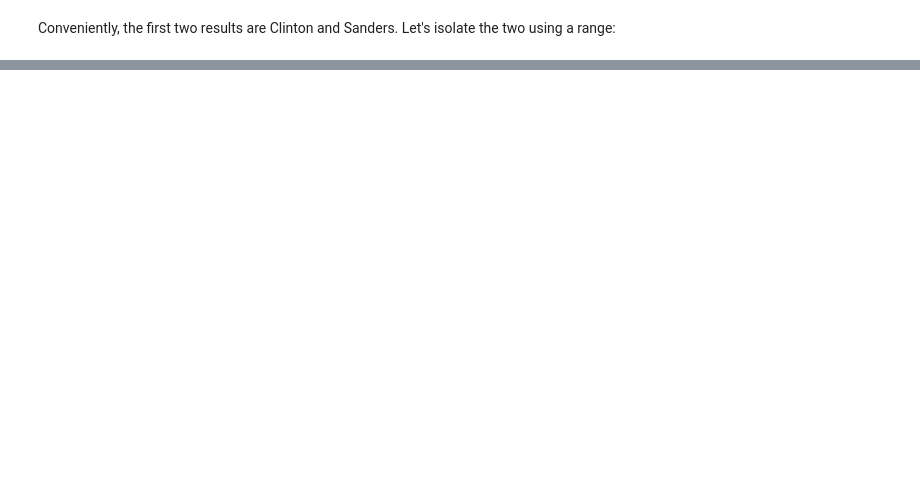
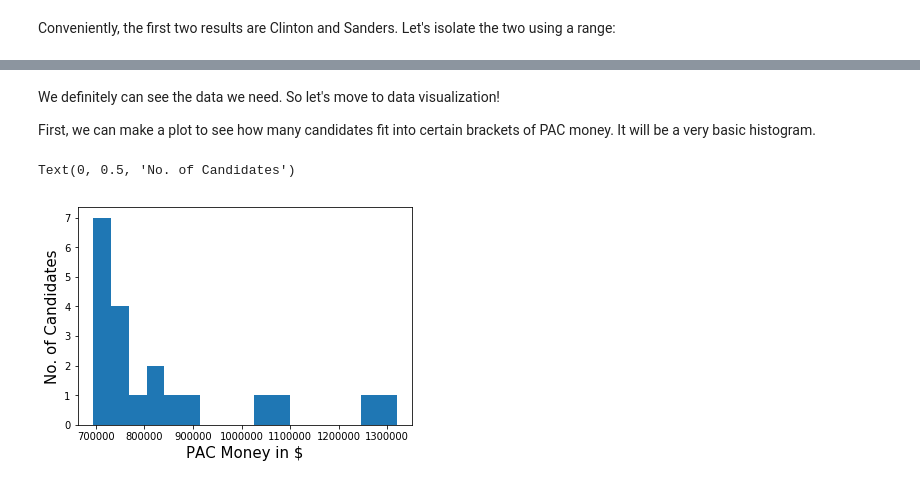
Before and after one commit to remerjohnson/pro-publica-campaign-data, a Jupyter notebook: pro_publica_campaign_data.ipynb, the cells around one changed output, grey strips where cells are left out. Drawn from its saved outputs; the diff is of its cells as text; code cells hidden in the pictures; blank space fills up the shorter version.

Commit message:
Added new 2020 data and worked through notebook

```diff
--- a/pro_publica_campaign_data.ipynb
+++ b/pro_publica_campaign_data.ipynb
@@ -49,0 +92,2 @@ Conveniently, the first two results are Clinton and Sanders. Let's isolate the t
+# %%
+df = pd.read_csv('data/pac_totals_2020.csv')
@@ -49,0 +114,11 @@ Conveniently, the first two results are Clinton and Sanders. Let's isolate the t
+# %% [markdown]
+We definitely can see the data we need. So let's move to data visualization!
+
+First, we can make a plot to see how many candidates fit into certain brackets of PAC money. It will be a very basic histogram.
+# %%
+df['results__total_from_pacs'].hist(bins=17, grid=False, xlabelsize=10, ylabelsize=10)
+plt.xlabel("PAC Money in $", fontsize=15)
+plt.ylabel("No. of Candidates",fontsize=15)
+# %% [output]
+Text(0, 0.5, 'No. of Candidates')
+[figure, added]
```
Also changed, not shown: parts of 14 cells of this notebook, 4 other files.
